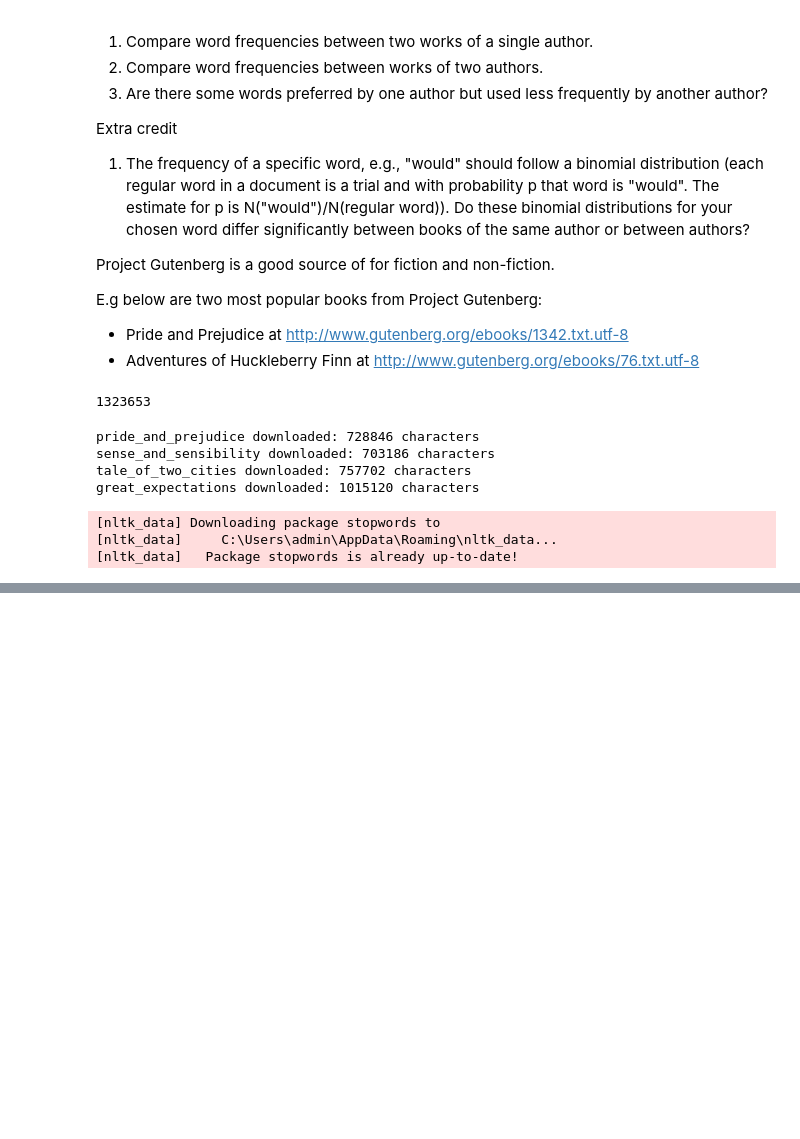
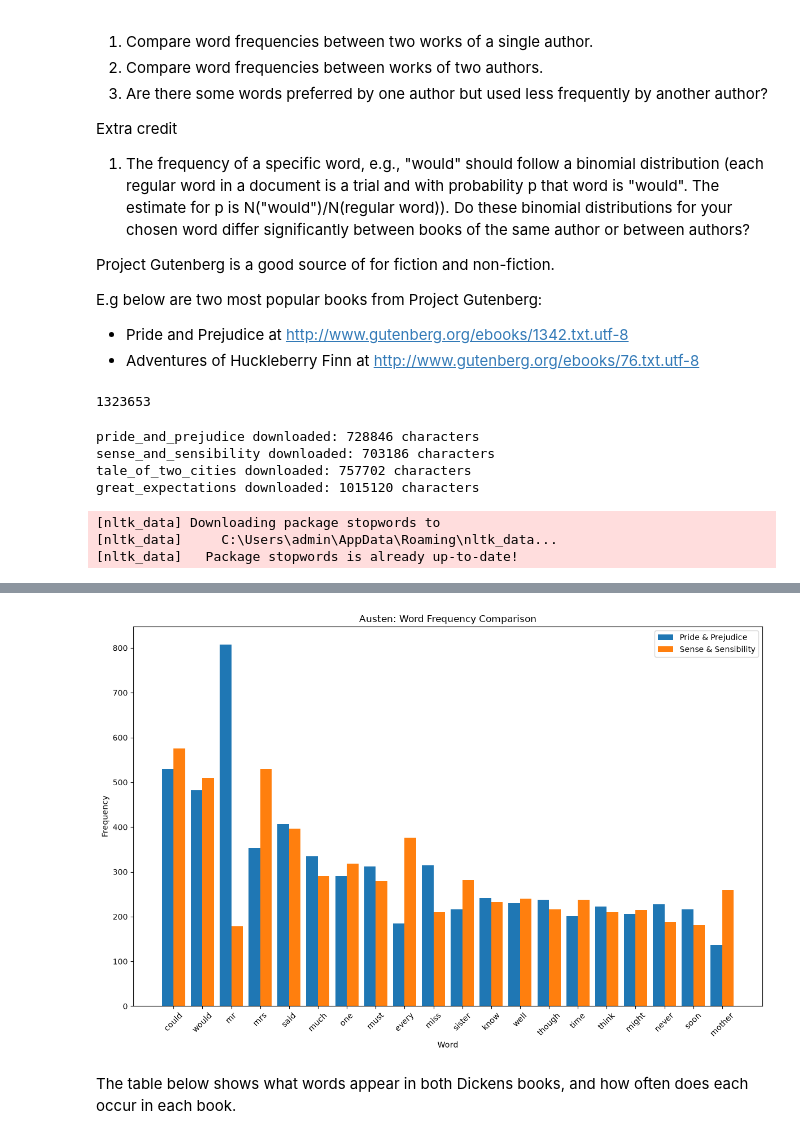
Before and after one commit to utk-cs445-fall26/MiniProject1, a Jupyter notebook: MiniProject1.ipynb, the cells around one changed output, grey strips where cells are left out. Drawn from its saved outputs; the diff is of its cells as text; code cells hidden in the pictures; blank space fills up the shorter version.

```diff
--- a/MiniProject1.ipynb
+++ b/MiniProject1.ipynb
@@ -328,0 +382,34 @@ print(analyze_ge)
+# %%
+import matplotlib.pyplot as plt
+
+top_austen = austen_df.head(20)
+
+x = range(len(top_austen))
+
+plt.figure(figsize=(12, 8))
+
+plt.bar(
+    [i - 0.2 for i in x],
+    top_austen["Pride & Prejudice"],
+    width=0.4,
+    label="Pride & Prejudice"
+)
+
+plt.bar(
+    [i + 0.2 for i in x],
+    top_austen["Sense & Sensibility"],
+    width=0.4,
+    label="Sense & Sensibility"
+)
+
+plt.xticks(x, top_austen["word"], rotation=45)
+plt.xlabel("Word")
+plt.ylabel("Frequency")
+plt.title("Austen: Word Frequency Comparison")
+plt.legend()
+plt.tight_layout()
+plt.show()
+# %% [output]
+[figure, added]
+# %% [markdown]
+The table below shows what words appear in both Dickens books, and how often does each occur in each book.
```
Also changed, not shown: parts of 12 cells of this notebook.
